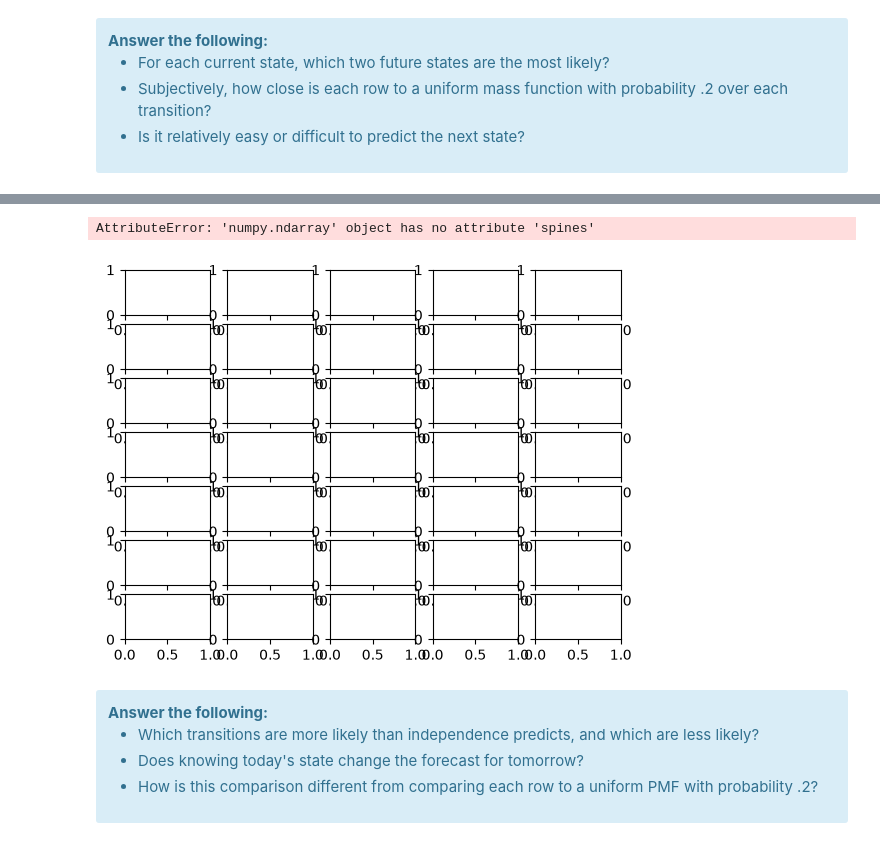
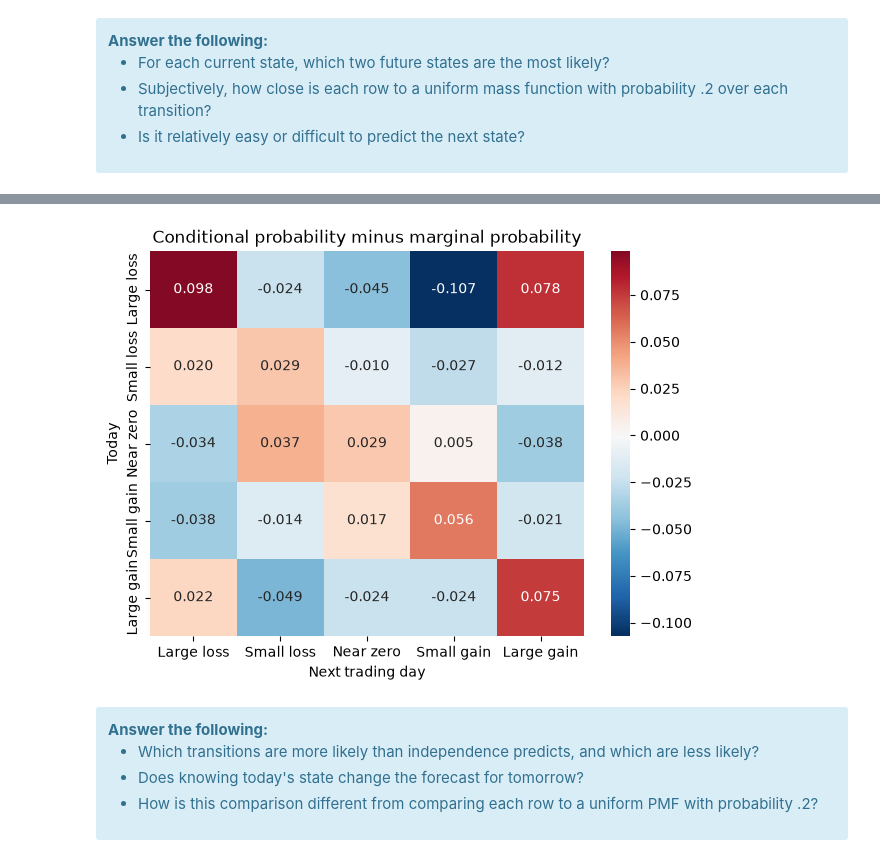
Before and after one commit to lchop14/UU_F26_templates, a Jupyter notebook: Week09/Thursday_lab/lab08.ipynb, the cells around one changed output, grey strips where cells are left out. Cells and saved outputs as stored; diff of their text form; code cells hidden in the pictures.

```diff
--- a/Week09/Thursday_lab/lab08.ipynb
+++ b/Week09/Thursday_lab/lab08.ipynb
@@ -221,18 +240,19 @@ plt.show()
 # %%
 # marginal PMF of tomorrow's state: sum the joint PMF (without margins) down each column
 next_state_pmf = next_state_pmf = pd.crosstab(df['y_t'], df['y_tp1'], normalize=True).sum(axis=0)
+next_state_pmf
 
-conditional = pd.crosstab(df['y_t'], df['y_tp1'], normalize = 'index')
+conditional = pd.crosstab(df['y_t'], df['y_tp1'], normalize="index")
 # subtract it from each row of the conditional PMF and plot as a heatmap
 # hint: use .sub(next_state_pmf, axis='columns'), and a diverging colormap such as cmap='RdBu_r' with center=0
-fig, ax = plt.subplots(7, 5)
+fig, ax = plt.subplots(figsize=(7, 5))
 sns.heatmap(conditional.sub(next_state_pmf, axis='columns'),
-            annot=True, fmt='.3f', cmap='Blues', ax=ax)
-ax.set(xlabel='Next trading day', ylabel='Today', title='Joint PMF: return direction')
+            annot=True, fmt='.3f', center=0, cmap='RdBu_r', ax=ax)
+ax.set(xlabel='Next trading day', ylabel='Today',
+       title='Conditional probability minus marginal probability')
 plt.show()
 # %% [output]
-AttributeError: 'numpy.ndarray' object has no attribute 'spines'
-[figure, old version]
+[figure, new version]
 # %% [markdown]
 <div class='alert alert-info'><b>Answer the following:</b>
 
```
Also changed, not shown: parts of 28 cells of this notebook, 12 other files.
